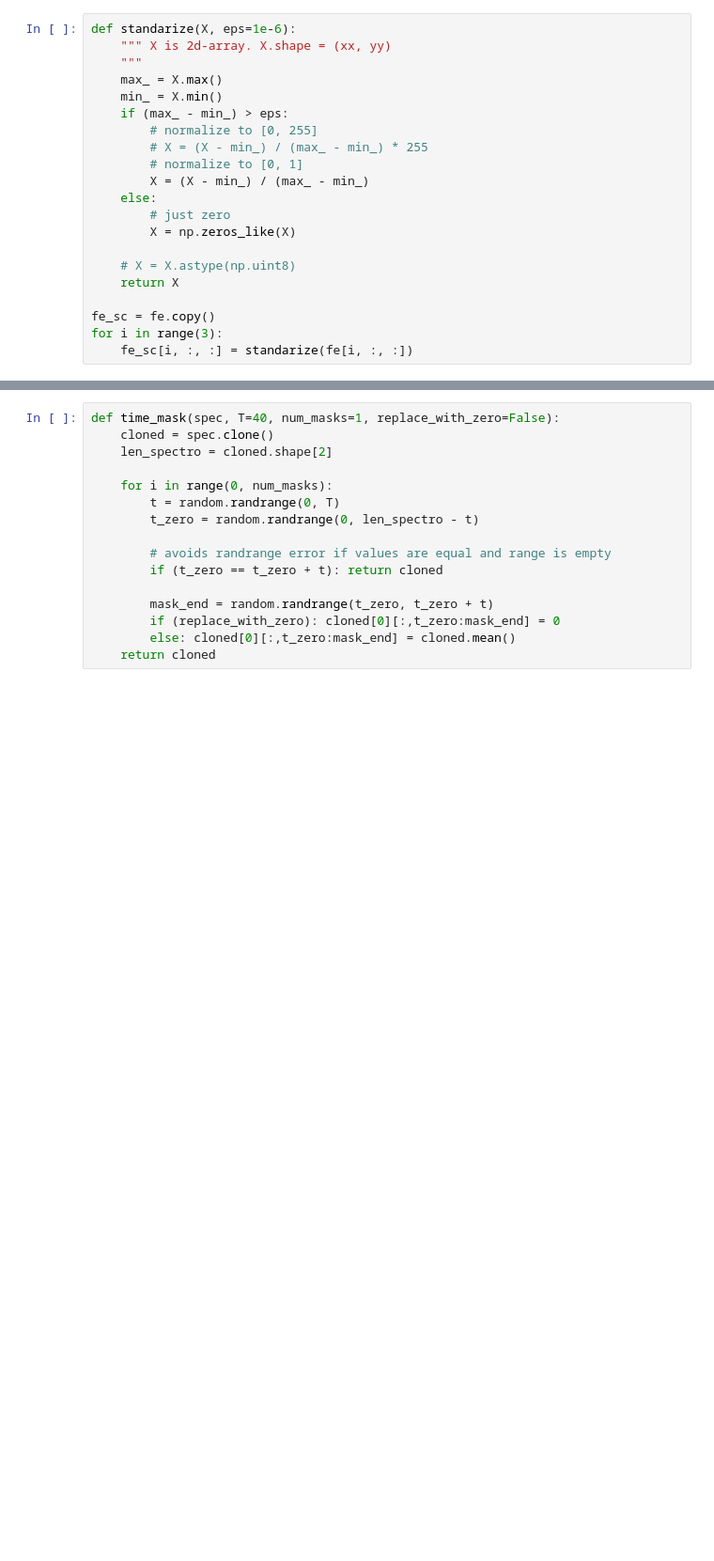
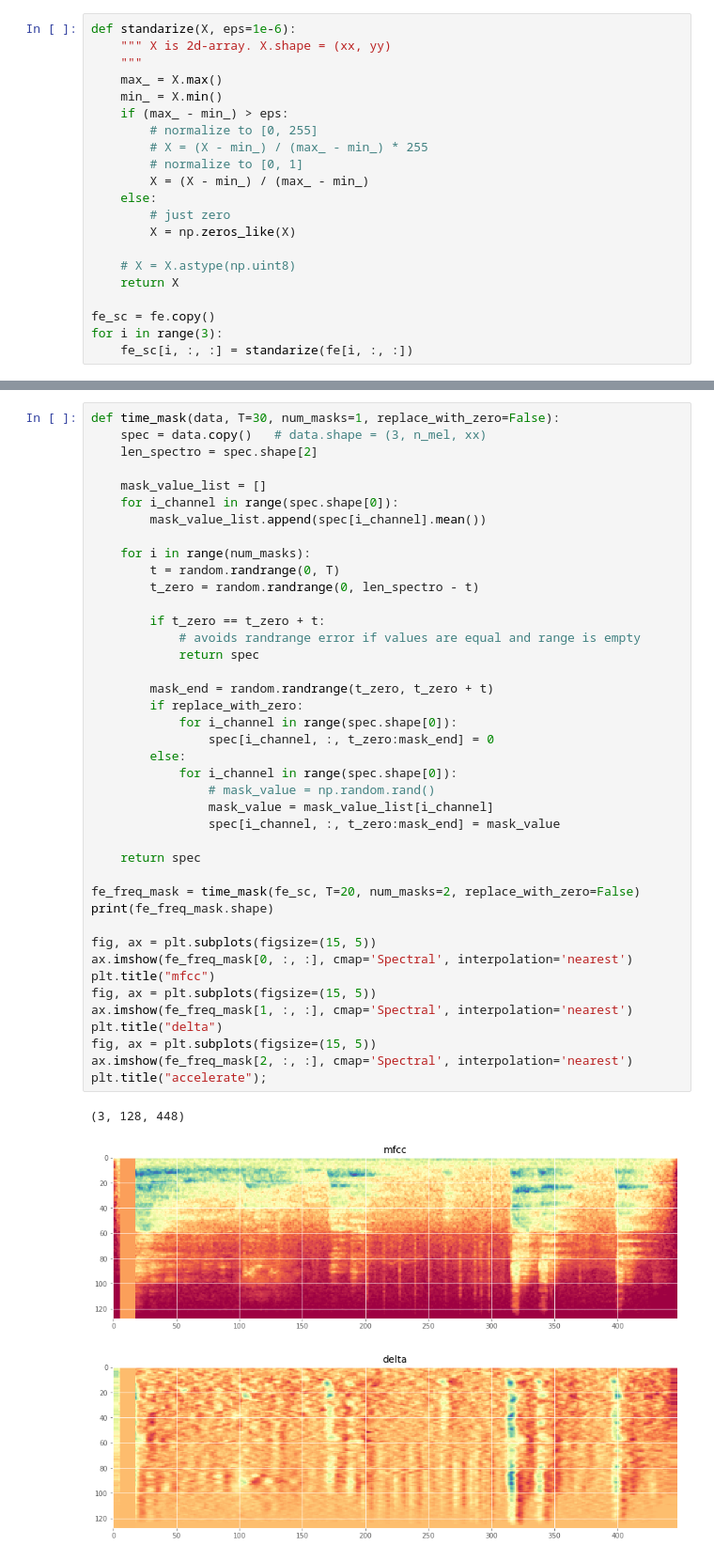
Before and after one commit to hakubishin3/kaggle_freesound2019, a Jupyter notebook: notebooks/check_logmel_features.ipynb, the cells around one changed output, grey strips where cells are left out. Shown at 94% size. Saved outputs shown, nothing was run; the diff lists cells and outputs as text; blank space fills up the shorter version.

```diff
--- a/notebooks/check_logmel_features.ipynb
+++ b/notebooks/check_logmel_features.ipynb
@@ -245,16 +230,45 @@ plt.title("accelerate");
 # %%
-def time_mask(spec, T=40, num_masks=1, replace_with_zero=False):
-    cloned = spec.clone()
-    len_spectro = cloned.shape[2]
+def time_mask(data, T=30, num_masks=1, replace_with_zero=False):
+    spec = data.copy()   # data.shape = (3, n_mel, xx)
+    len_spectro = spec.shape[2]
 
-    for i in range(0, num_masks):
+    mask_value_list = []
+    for i_channel in range(spec.shape[0]):
+        mask_value_list.append(spec[i_channel].mean())
+
+    for i in range(num_masks):
         t = random.randrange(0, T)
         t_zero = random.randrange(0, len_spectro - t)
 
-        # avoids randrange error if values are equal and range is empty
-        if (t_zero == t_zero + t): return cloned
+        if t_zero == t_zero + t:
+            # avoids randrange error if values are equal and range is empty
+            return spec
 
         mask_end = random.randrange(t_zero, t_zero + t)
-        if (replace_with_zero): cloned[0][:,t_zero:mask_end] = 0
-        else: cloned[0][:,t_zero:mask_end] = cloned.mean()
-    return cloned
+        if replace_with_zero:
+            for i_channel in range(spec.shape[0]):
+                spec[i_channel, :, t_zero:mask_end] = 0
+        else:
+            for i_channel in range(spec.shape[0]):
+                # mask_value = np.random.rand()
+                mask_value = mask_value_list[i_channel]
+                spec[i_channel, :, t_zero:mask_end] = mask_value
+
+    return spec
+
+fe_freq_mask = time_mask(fe_sc, T=20, num_masks=2, replace_with_zero=False)
+print(fe_freq_mask.shape)
+
+fig, ax = plt.subplots(figsize=(15, 5))
+ax.imshow(fe_freq_mask[0, :, :], cmap='Spectral', interpolation='nearest')
+plt.title("mfcc")
+fig, ax = plt.subplots(figsize=(15, 5))
+ax.imshow(fe_freq_mask[1, :, :], cmap='Spectral', interpolation='nearest')
+plt.title("delta")
+fig, ax = plt.subplots(figsize=(15, 5))
+ax.imshow(fe_freq_mask[2, :, :], cmap='Spectral', interpolation='nearest')
+plt.title("accelerate");
+# %% [output]
+(3, 128, 448)
+[figure, added]
+[figure, added]
```
Also changed, not shown: parts of 4 cells of this notebook, 10 other files.
